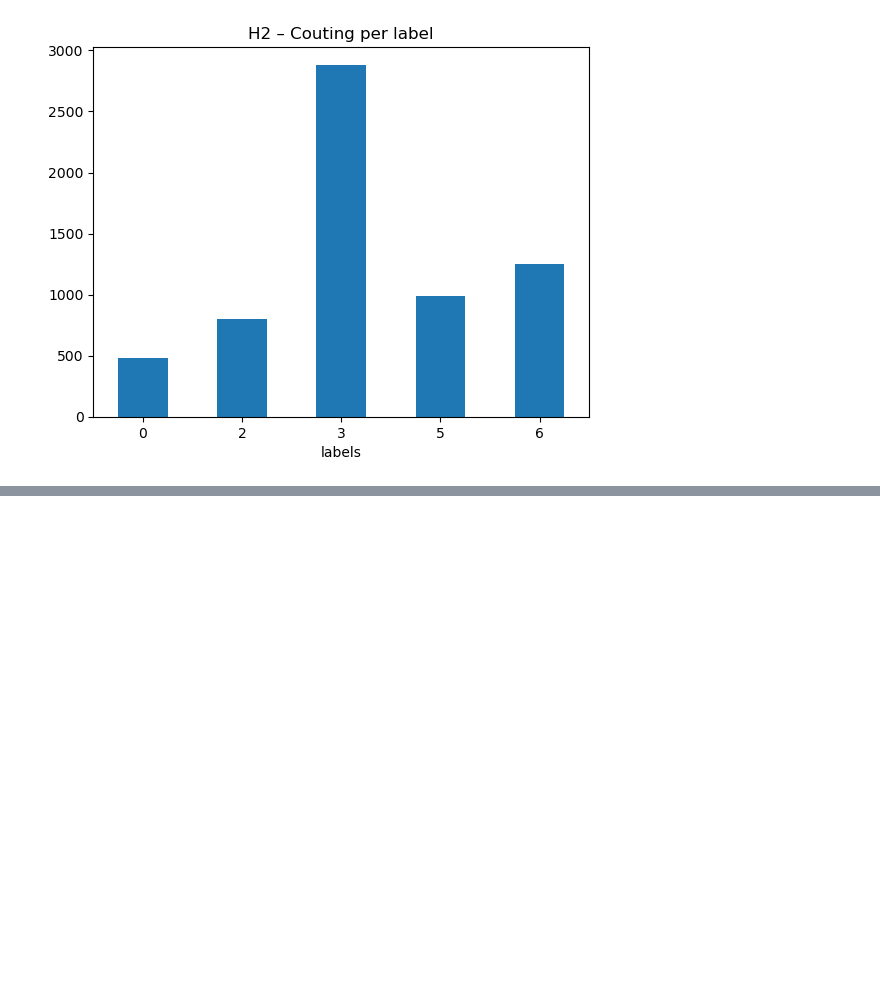
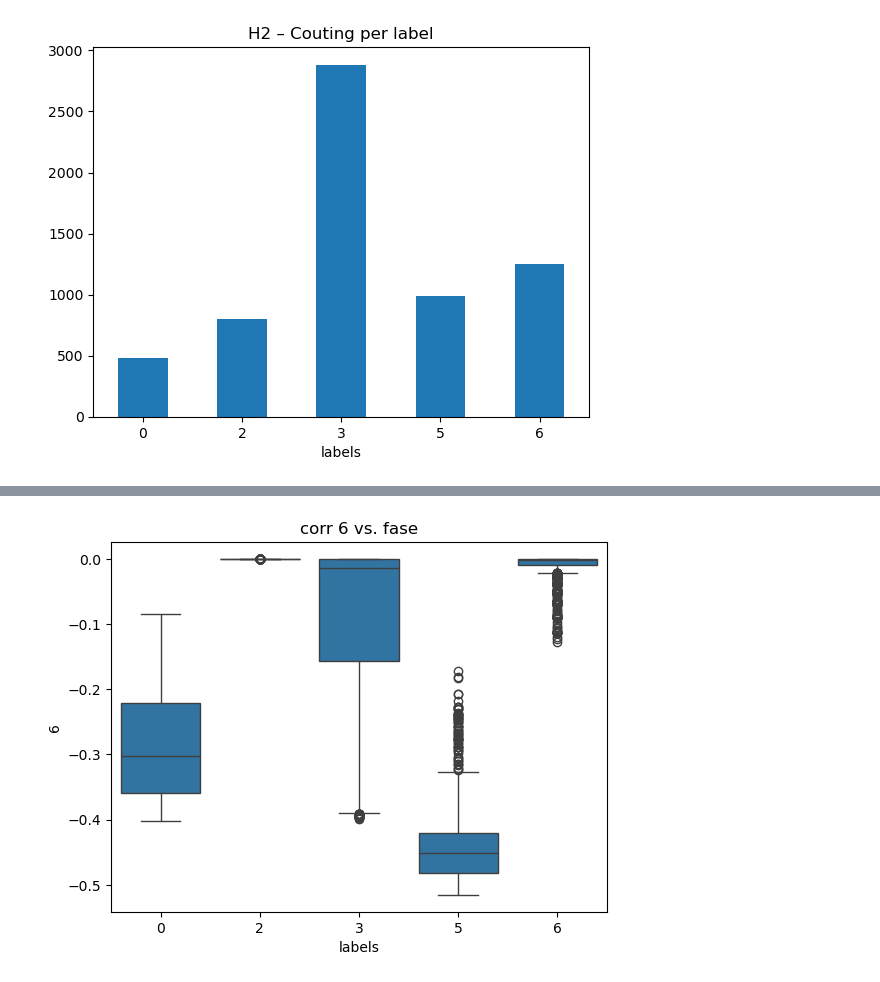
Before and after one commit to mcostenaro/Classic-GAN, a Jupyter notebook: notebooks/EDA_H2.ipynb, the cells around one changed output, grey strips where cells are left out. Drawn from its saved outputs; the diff is of its cells as text; code cells hidden in the pictures; blank space fills up the shorter version.

```diff
--- a/notebooks/EDA_H2.ipynb
+++ b/notebooks/EDA_H2.ipynb
@@ -29,0 +58,7 @@ plt.title(f"{TAG} – Couting per label"); plt.show()
+# %%
+col_idx = 6             # exemplo: 6.ª correlação (índice 0-based)
+sns.boxplot(x=df["labels"], y=df.iloc[:, col_idx])
+plt.title(f"corr {col_idx} vs. fase")
+plt.show()
+# %% [output]
+[figure, added]
```
Also changed, not shown: parts of 6 cells of this notebook, 28 other files.
